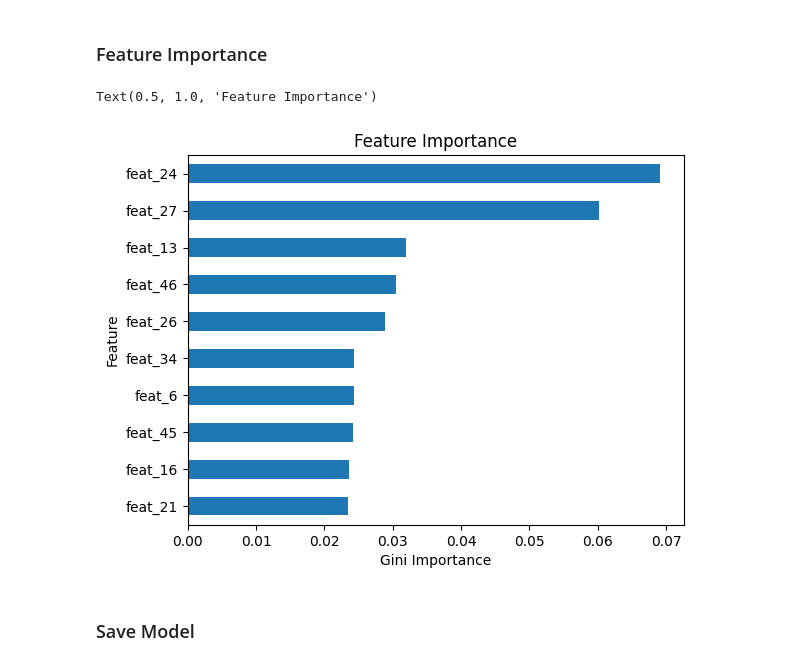
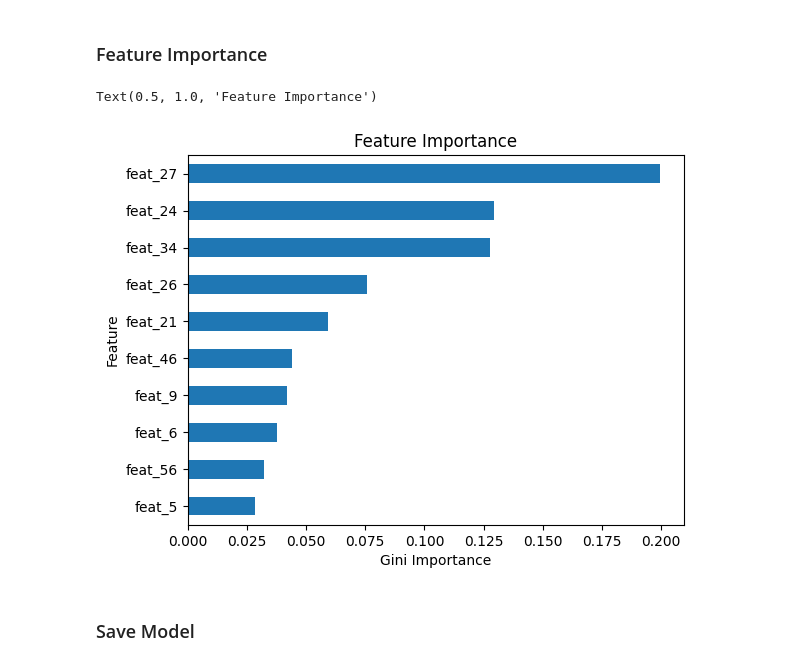
Before and after one commit to noelogbuagu/Data_Science_Portfolio, a Jupyter notebook: 5_Predicting_Bankruptcy/notebook.ipynb, the cells around one changed output. Saved outputs shown, nothing was run; the diff lists cells and outputs as text; code cells hidden in the pictures.

Commit message:
changed the final model to gradient boosting classifier. I also re ran and saved the notebook again. Saved changed I made to the predictor module.

```diff
--- a/5_Predicting_Bankruptcy/notebook.ipynb
+++ b/5_Predicting_Bankruptcy/notebook.ipynb
@@ -545,7 +404,7 @@ GBDTOver Validation Accuracy: 0.9098
 # %%
 # make final best performing classifier
 clf = make_pipeline(
-    SimpleImputer(), RandomForestClassifier(random_state=42)
+    SimpleImputer(), GradientBoostingClassifier(random_state=42)
 )
 print(clf)
 # %% [output]
@@ -567,8 +426,8 @@ print(cv_scores)
 # define hyper parameters
 params = {
     "simpleimputer__strategy":["mean","median"],
-    "randomforestclassifier__max_depth":range(10,50,10),
-    "randomforestclassifier__n_estimators":range(25,100,25)
+    "gradientboostingclassifier__max_depth":range(2,5),
+    "gradientboostingclassifier__n_estimators":range(10,31,5)
     }
 params
 # %% [output]
@@ -662,18 +521,18 @@ weighted avg       0.95      0.96      0.95      1996
 # %%
 # Get feature names from training data
 features = X_train.columns
 # Extract importances from model
-importances = model.best_estimator_.named_steps['randomforestclassifier'].feature_importances_
+importances = model.best_estimator_.named_steps['gradientboostingclassifier'].feature_importances_
 # Create a series with feature names and importances
 feat_imp = pd.Series(importances, index=features).sort_values()
 # Plot 10 most important features
 feat_imp.tail(10).plot(kind="barh")
 plt.xlabel("Gini Importance")
 plt.ylabel("Feature")
 plt.title("Feature Importance")
 # %% [output]
 Text(0.5, 1.0, 'Feature Importance')
-[figure, old version]
+[figure, new version]
 # %% [markdown]
 ### Save Model
 # %%
```
Also changed, not shown: parts of 28 cells of this notebook, 2 other files.
